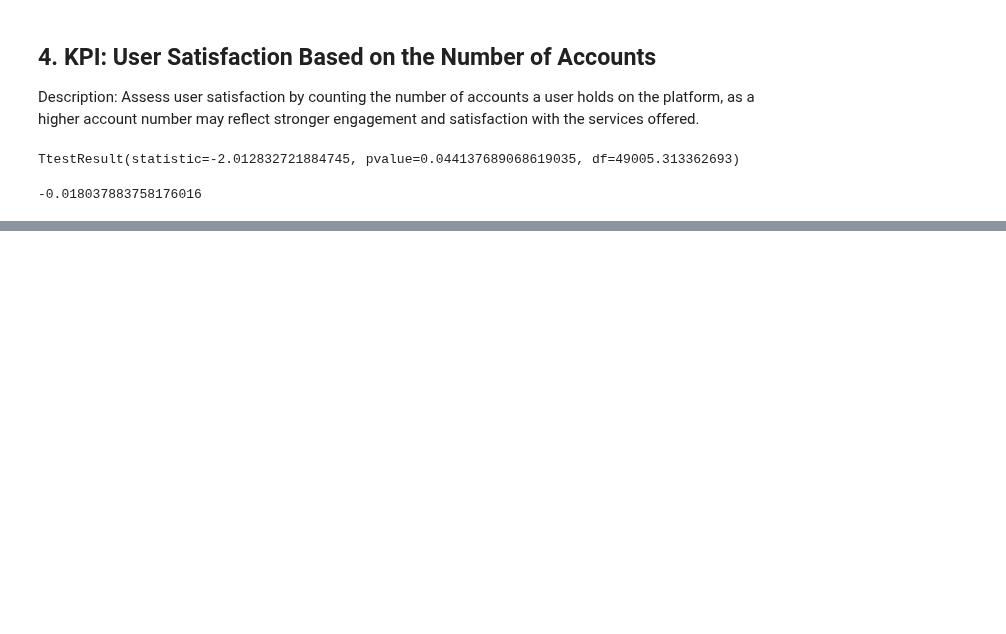
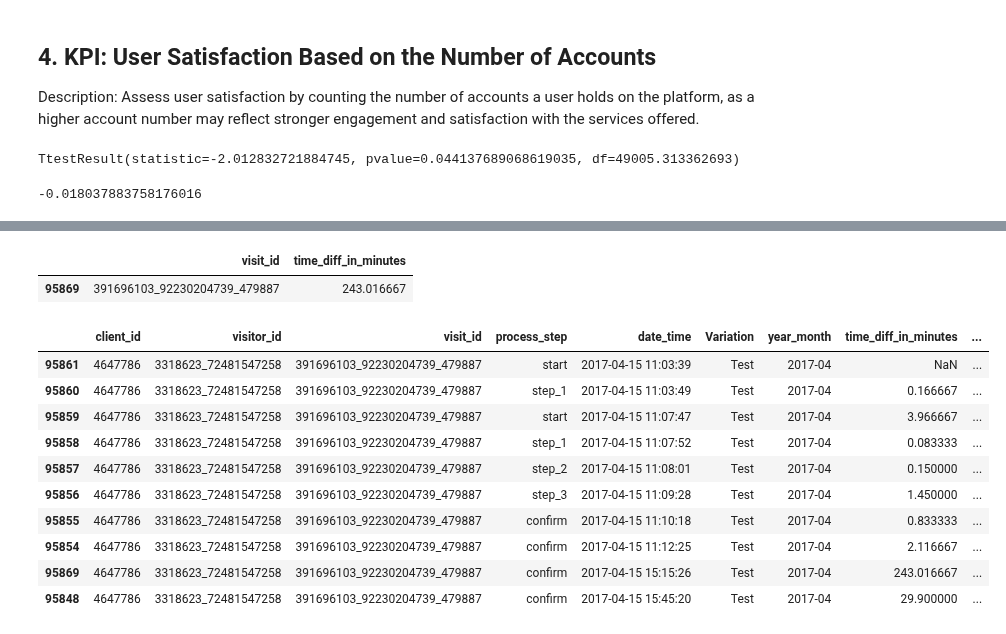
Before and after one commit to BigKawa/LinhSandraNeu, a Jupyter notebook: Datasets.ipynb, the cells around one changed output, grey strips where cells are left out. Saved outputs shown, nothing was run; the diff lists cells and outputs as text; code cells hidden in the pictures; blank space fills up the shorter version.

```diff
--- a/Datasets.ipynb
+++ b/Datasets.ipynb
@@ -384 +409,20 @@ df_concat[df_concat["visit_id"]=="100618014_41463020246_787063"]
+# %%
+df_concat_joined_sorted[(df_concat_joined_sorted["finished"] == "yes")&(df_concat_joined_sorted["time_diff_in_minutes"] > 200)][["visit_id","time_diff_in_minutes"]]
+# %% [output]
+|  | visit_id | time_diff_in_minutes |
+| 95869 | 391696103_92230204739_479887 | 243.016667 |
+# %%
+df_concat_joined_sorted[df_concat_joined_sorted["visit_id"]=="391696103_92230204739_479887"]
+# %% [output]
+|  | client_id | visitor_id | visit_id | process_step | date_time | Variation | year_month | time_diff_in_minutes | ... |
+| 95861 | 4647786 | 3318623_72481547258 | 391696103_92230204739_479887 | start | 2017-04-15 11:03:39 | Test | 2017-04 | NaN | ... |
+| 95860 | 4647786 | 3318623_72481547258 | 391696103_92230204739_479887 | step_1 | 2017-04-15 11:03:49 | Test | 2017-04 | 0.166667 | ... |
+| 95859 | 4647786 | 3318623_72481547258 | 391696103_92230204739_479887 | start | 2017-04-15 11:07:47 | Test | 2017-04 | 3.966667 | ... |
+| 95858 | 4647786 | 3318623_72481547258 | 391696103_92230204739_479887 | step_1 | 2017-04-15 11:07:52 | Test | 2017-04 | 0.083333 | ... |
+| 95857 | 4647786 | 3318623_72481547258 | 391696103_92230204739_479887 | step_2 | 2017-04-15 11:08:01 | Test | 2017-04 | 0.150000 | ... |
+| 95856 | 4647786 | 3318623_72481547258 | 391696103_92230204739_479887 | step_3 | 2017-04-15 11:09:28 | Test | 2017-04 | 1.450000 | ... |
+| 95855 | 4647786 | 3318623_72481547258 | 391696103_92230204739_479887 | confirm | 2017-04-15 11:10:18 | Test | 2017-04 | 0.833333 | ... |
+| 95854 | 4647786 | 3318623_72481547258 | 391696103_92230204739_479887 | confirm | 2017-04-15 11:12:25 | Test | 2017-04 | 2.116667 | ... |
+| 95869 | 4647786 | 3318623_72481547258 | 391696103_92230204739_479887 | confirm | 2017-04-15 15:15:26 | Test | 2017-04 | 243.016667 | ... |
+| 95848 | 4647786 | 3318623_72481547258 | 391696103_92230204739_479887 | confirm | 2017-04-15 15:45:20 | Test | 2017-04 | 29.900000 | ... |
 # %%
```
Also changed, not shown: parts of 27 cells of this notebook, 4 other files.
